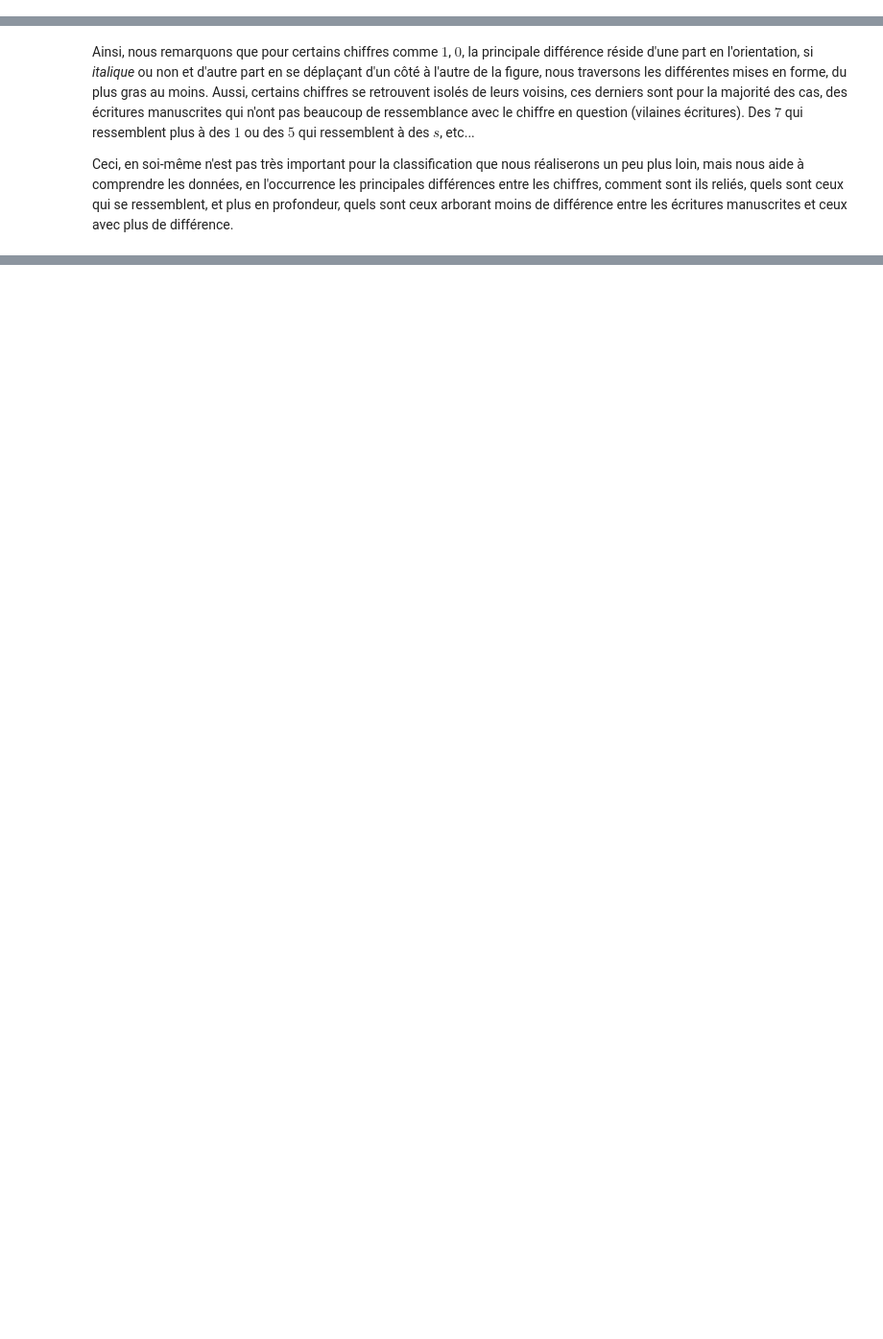
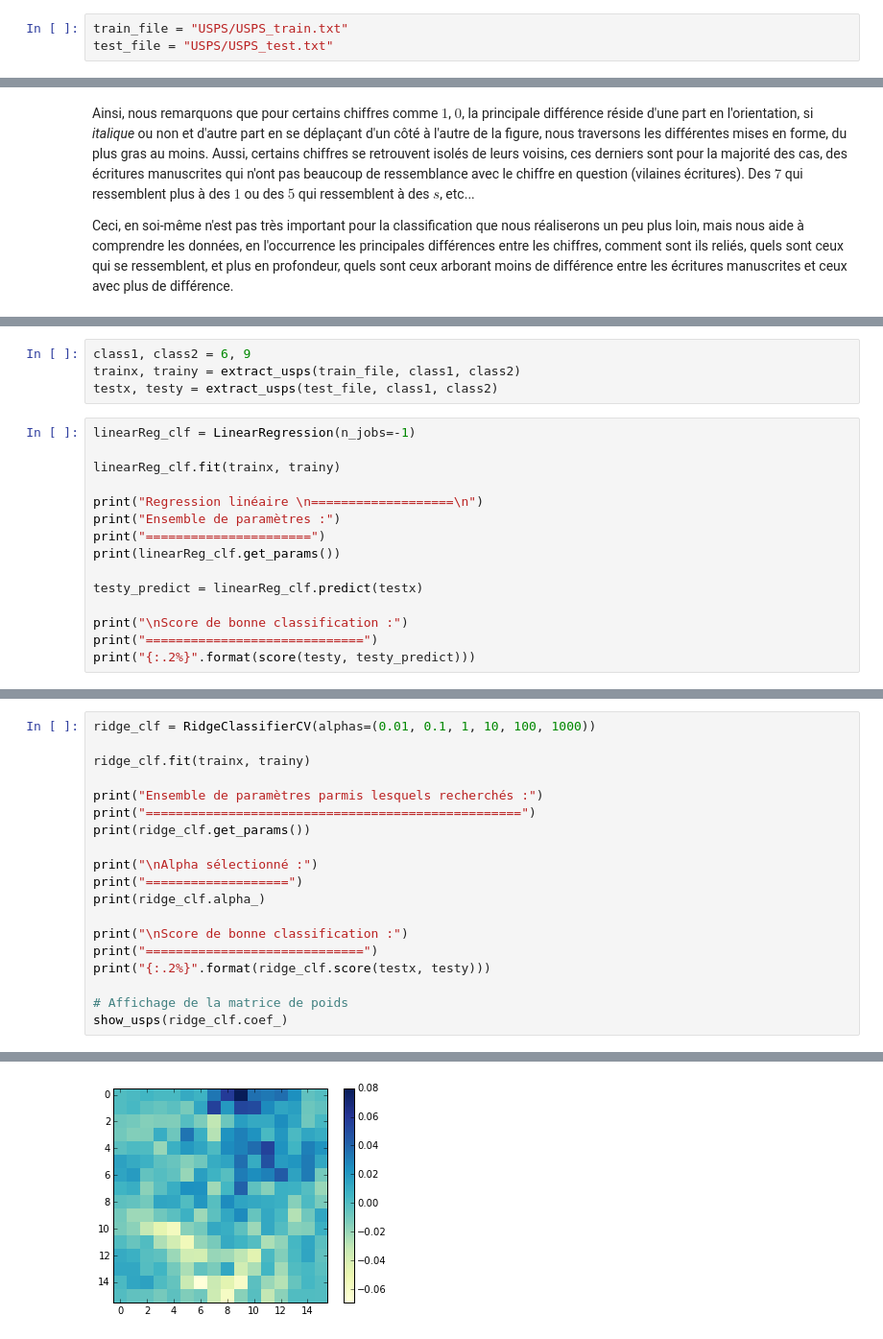
Before and after one commit to ATidiane/ARF, a Jupyter notebook: InpaintingProject/inpainting.ipynb, the cells around one changed output, grey strips where cells are left out. Shown at 96% size. Cells and saved outputs as stored; diff of their text form; blank space fills up the shorter version.

```diff
--- a/InpaintingProject/inpainting.ipynb
+++ b/InpaintingProject/inpainting.ipynb
@@ -18,5 +21,8 @@ from sklearn.linear_model import LinearRegression
 
 from appendix_figures import *
+# %%
+train_file = "USPS/USPS_train.txt"
+test_file = "USPS/USPS_test.txt"
 # %% [markdown]
 ## Préambule : régression linéaire, régression ridge et LASSO
 # %% [markdown]
@@ -144,0 +156,19 @@ Ceci, en soi-même n'est pas très important pour la classification que nous ré
+# %%
+class1, class2 = 6, 9
+trainx, trainy = extract_usps(train_file, class1, class2)
+testx, testy = extract_usps(test_file, class1, class2)
+# %%
+linearReg_clf = LinearRegression(n_jobs=-1)
+
+linearReg_clf.fit(trainx, trainy)
+
+print("Regression linéaire \n===================\n")
+print("Ensemble de paramètres :")
+print("======================")
+print(linearReg_clf.get_params())
+
+testy_predict = linearReg_clf.predict(testx)
+
+print("\nScore de bonne classification :")
+print("=============================")
+print("{:.2%}".format(score(testy, testy_predict)))
@@ -144,0 +186,20 @@ Ceci, en soi-même n'est pas très important pour la classification que nous ré
+# %%
+ridge_clf = RidgeClassifierCV(alphas=(0.01, 0.1, 1, 10, 100, 1000))
+
+ridge_clf.fit(trainx, trainy)
+
+print("Ensemble de paramètres parmis lesquels recherchés :")
+print("==================================================")
+print(ridge_clf.get_params())
+
+print("\nAlpha sélectionné :")
+print("===================")
+print(ridge_clf.alpha_)
+
+print("\nScore de bonne classification :")
+print("=============================")
+print("{:.2%}".format(ridge_clf.score(testx, testy)))
+
+# Affichage de la matrice de poids
+show_usps(ridge_clf.coef_)
+# %% [output]
@@ -144,0 +217 @@ Ceci, en soi-même n'est pas très important pour la classification que nous ré
+[figure, added]
```
Also changed, not shown: parts of 8 cells of this notebook, 1 other file.
